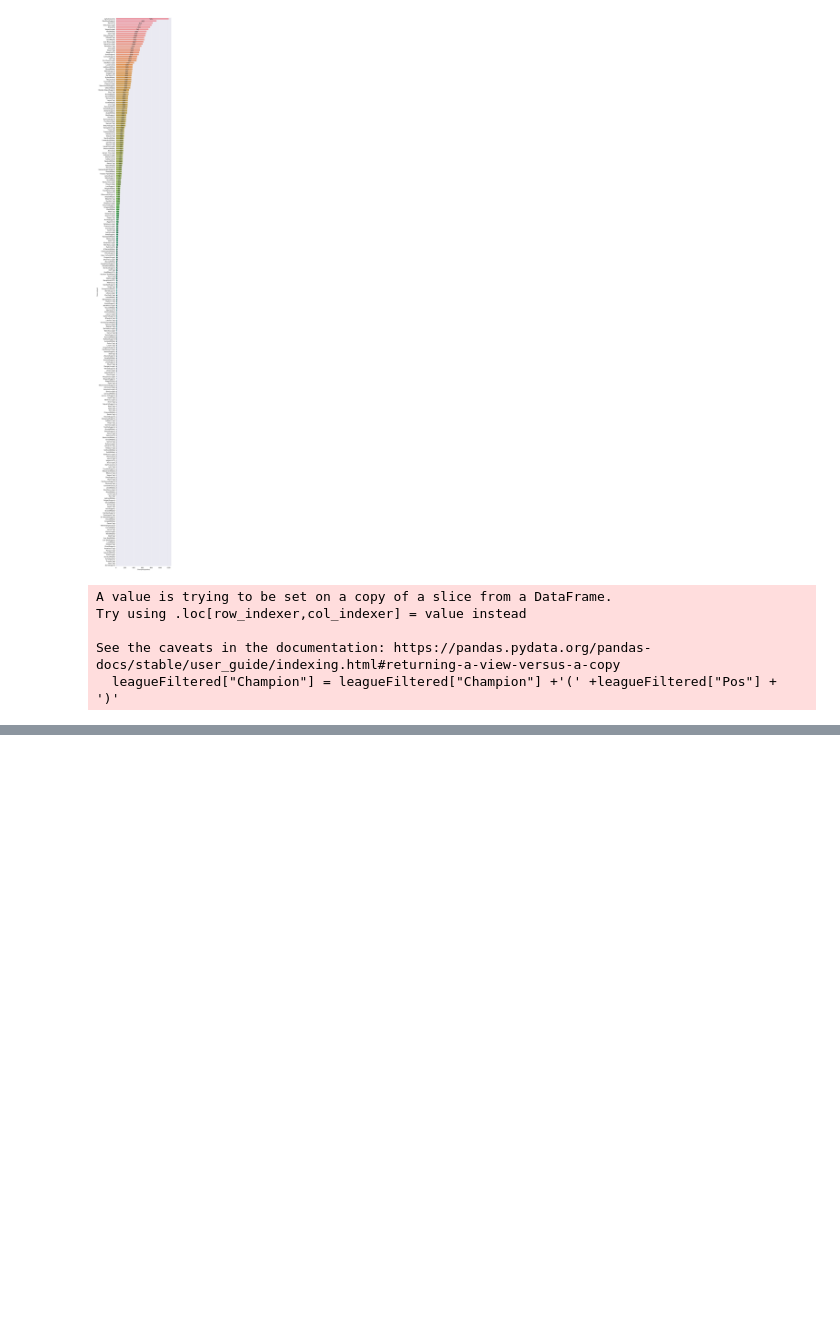
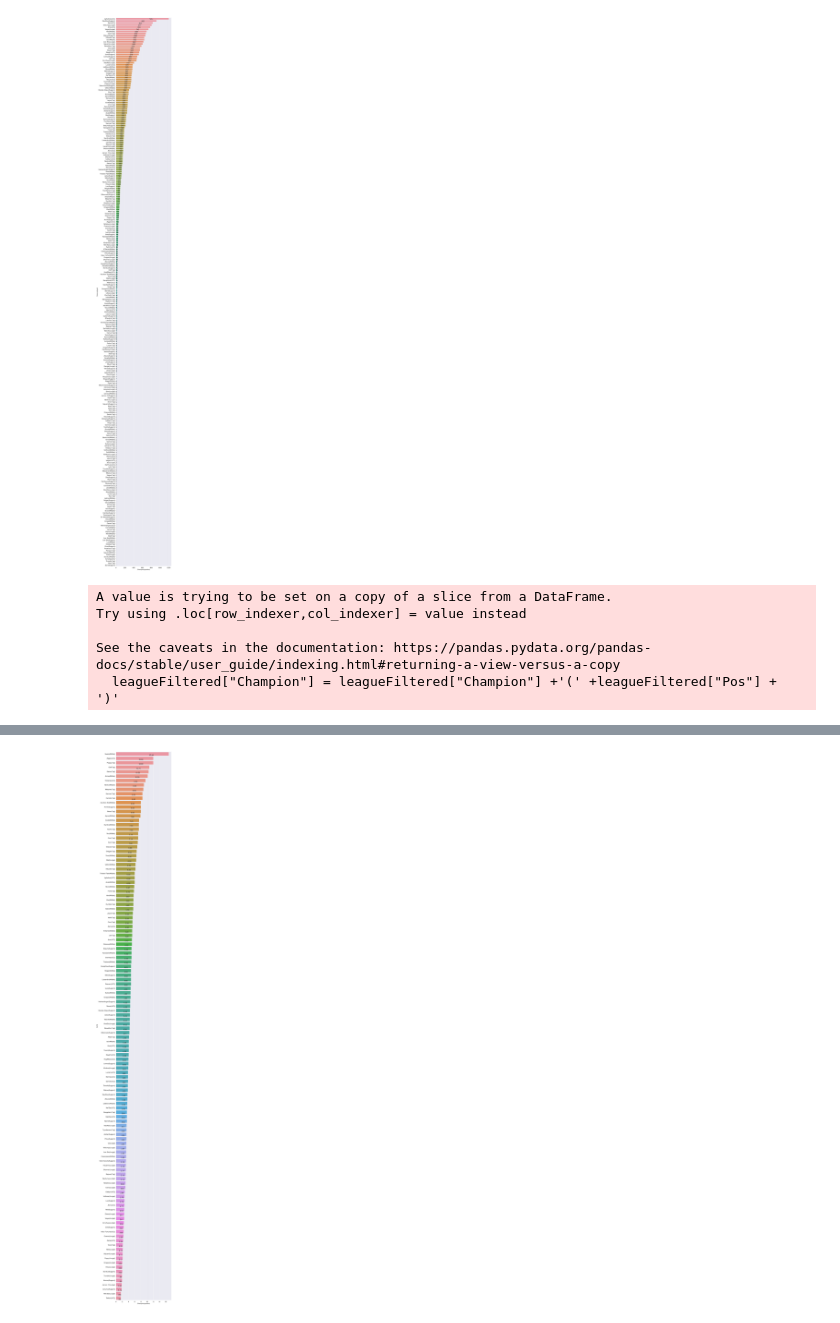
Before and after one commit to minchoCoin/LOL_data_analysis_prj, a Jupyter notebook: esportsDataAnalysis.ipynb, the cells around one changed output, grey strips where cells are left out. Saved outputs shown, nothing was run; the diff lists cells and outputs as text; code cells hidden in the pictures; blank space fills up the shorter version.

```diff
--- a/esportsDataAnalysis.ipynb
+++ b/esportsDataAnalysis.ipynb
@@ -182,3 +185,24 @@ w_relation
+# %%
+plt.figure(figsize=(10,100))
+sb.set(font_scale=1.5)
+WFB_plot = sb.barplot(y='Champion',x='W/FB',data=w_relation,orient='h',errorbar=None)
+WFB_plot.set_xlabel("Champion(position)",fontsize="15")
+WFB_plot.set_ylabel("W/FB",fontsize="15")
+
+
+
+for p in WFB_plot.patches:
+    WFB_plot.text(p.get_x() + (p.get_width()*2.0/3.0) ,
+            p.get_y() + p.get_height(),
+            f"{p.get_width():.2f}",
+            ha = 'center' )
+
+
+
+
+plt.show()
+# %% [output]
+[figure, added]
 # %%
 sb.regplot(data=w_relation,x='FB',y='W')
 # %% [output]
```
Also changed, not shown: parts of 9 cells of this notebook.
